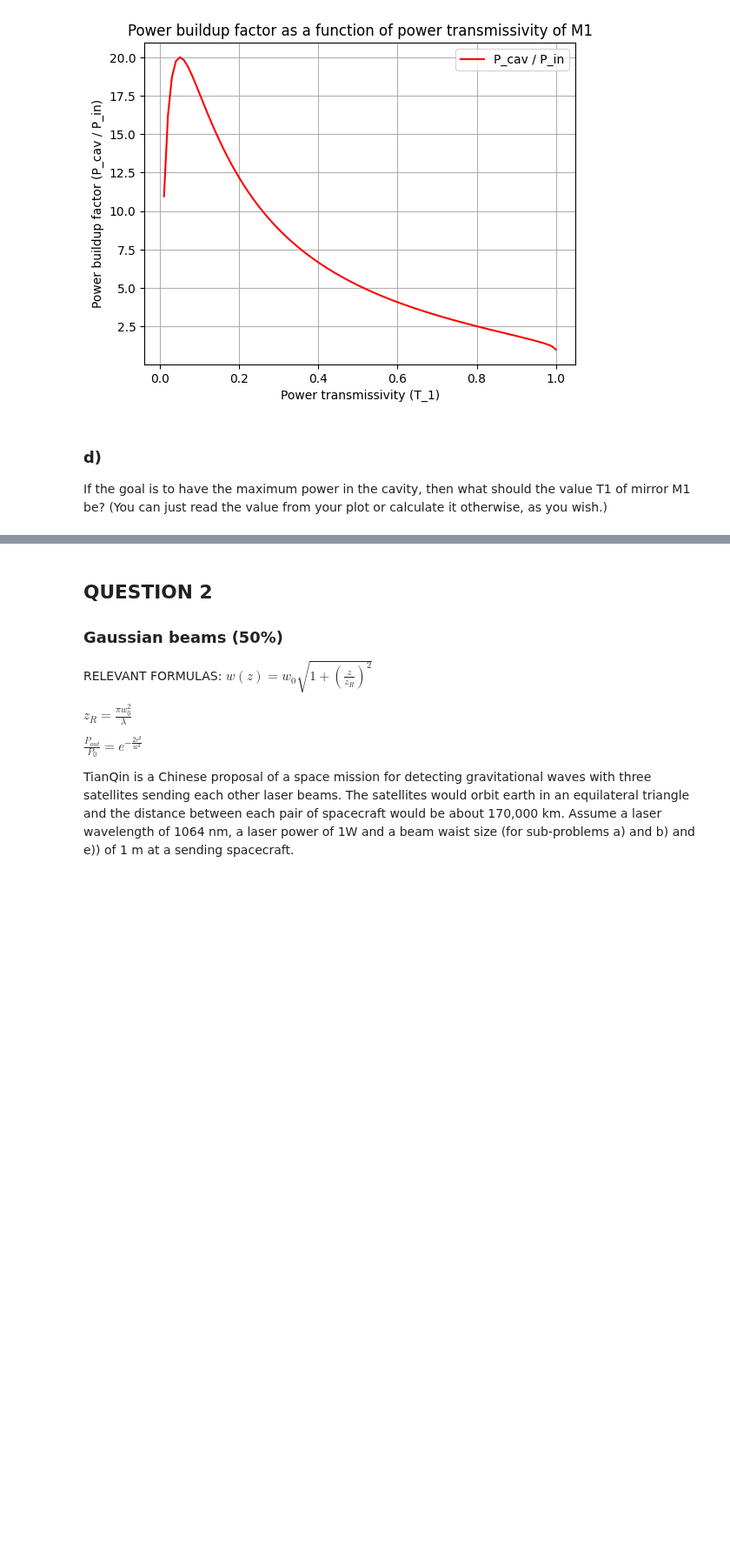
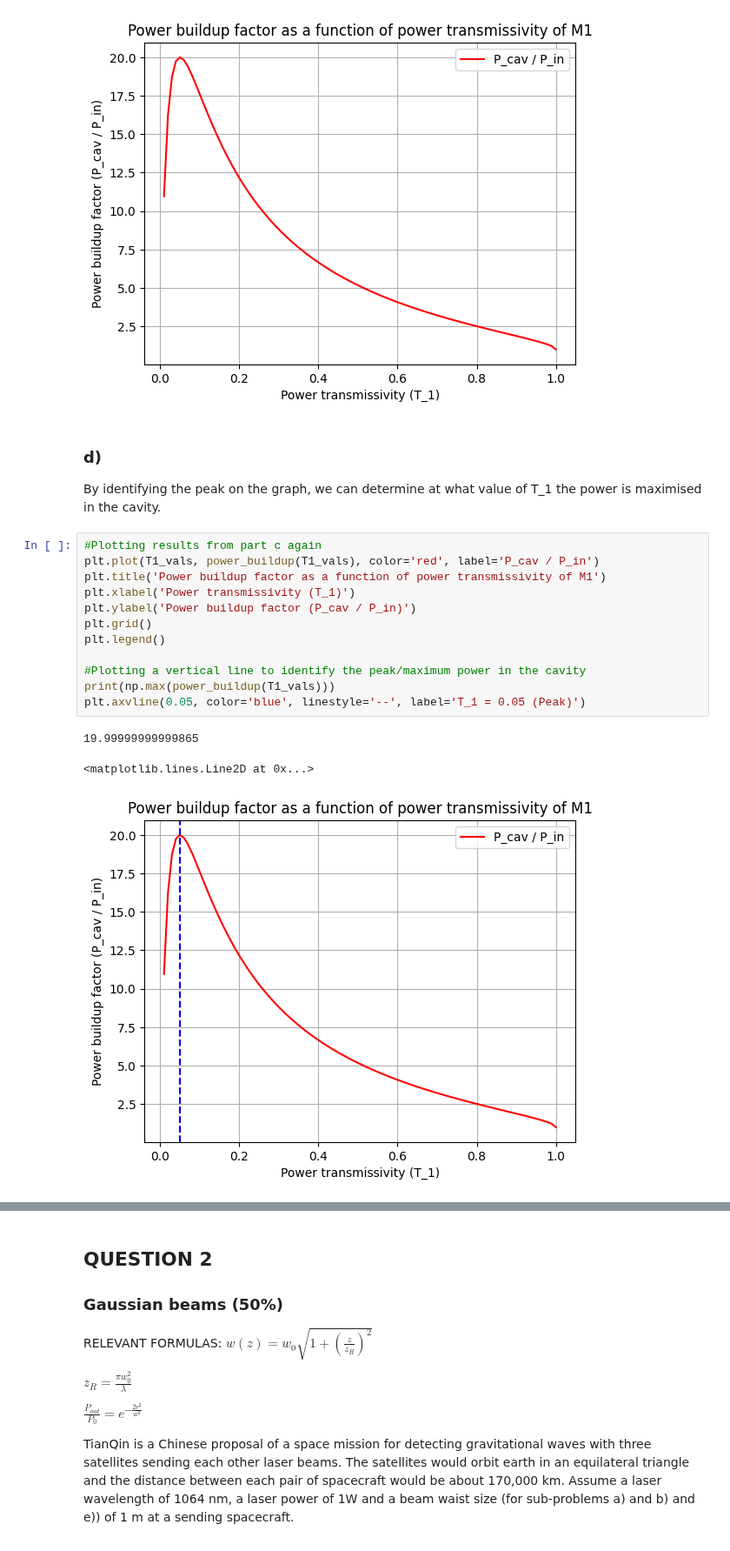
Before and after one commit to Clarke-Henshaw-Miles/extra, a Jupyter notebook: GW/GWCA4.ipynb, the cells around one changed output, grey strips where cells are left out. Shown at 87% size. Drawn from its saved outputs; the diff is of its cells as text; blank space fills up the shorter version.

```diff
--- a/GW/GWCA4.ipynb
+++ b/GW/GWCA4.ipynb
@@ -85,7 +83,22 @@ plt.legend()
 # %% [output]
 <matplotlib.legend.Legend at 0x...>
 [figure]
-# %% [markdown]
-### d)
-
-If the goal is to have the maximum power in the cavity, then what should the value T1 of mirror M1 be? (You can just read the value from your plot or calculate it otherwise, as you wish.)
+# %% [markdown]
+### d)
+By identifying the peak on the graph, we can determine at what value of T_1 the power is maximised in the cavity.
+# %%
+#Plotting results from part c again
+plt.plot(T1_vals, power_buildup(T1_vals), color='red', label='P_cav / P_in')
+plt.title('Power buildup factor as a function of power transmissivity of M1')
+plt.xlabel('Power transmissivity (T_1)')
+plt.ylabel('Power buildup factor (P_cav / P_in)')
+plt.grid()
+plt.legend()
+
+#Plotting a vertical line to identify the peak/maximum power in the cavity
+print(np.max(power_buildup(T1_vals)))
+plt.axvline(0.05, color='blue', linestyle='--', label='T_1 = 0.05 (Peak)')
+# %% [output]
+19.99999999999865
+<matplotlib.lines.Line2D at 0x...>
+[figure, added]
```
Also changed, not shown: parts of 3 cells of this notebook.
